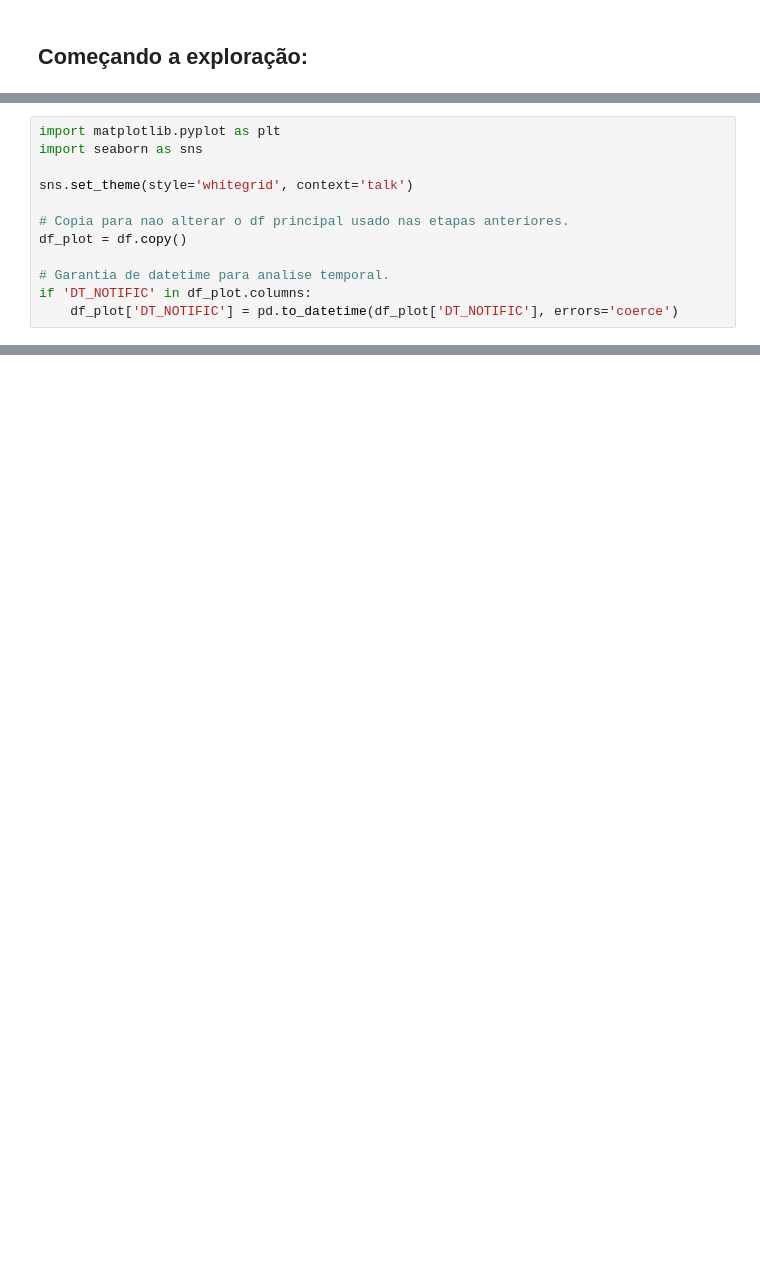
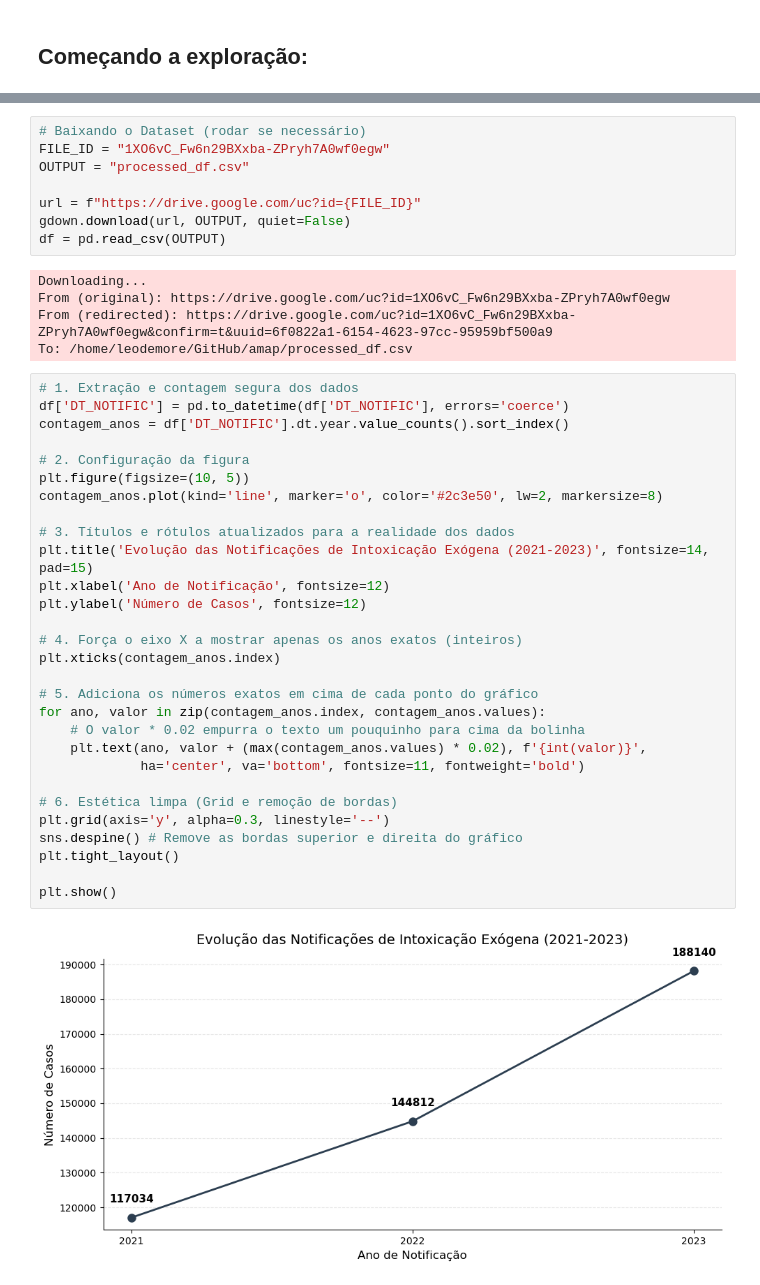
Before and after one commit to DemoreDev/amap, a Jupyter notebook: iexo.ipynb, the cells around one changed output, grey strips where cells are left out. Saved outputs shown, nothing was run; the diff lists cells and outputs as text; blank space fills up the shorter version.

```diff
--- a/iexo.ipynb
+++ b/iexo.ipynb
@@ -803,12 +53,0 @@ Os graficos temporais agora usam uma faixa de anos plausivel para evitar travame
-# %%
-import matplotlib.pyplot as plt
-import seaborn as sns
-
-sns.set_theme(style='whitegrid', context='talk')
-
-# Copia para nao alterar o df principal usado nas etapas anteriores.
-df_plot = df.copy()
-
-# Garantia de datetime para analise temporal.
-if 'DT_NOTIFIC' in df_plot.columns:
-    df_plot['DT_NOTIFIC'] = pd.to_datetime(df_plot['DT_NOTIFIC'], errors='coerce')
@@ -988,0 +383,44 @@ plt.show()
+# %%
+# Baixando o Dataset (rodar se necessário)
+FILE_ID = "1XO6vC_Fw6n29BXxba-ZPryh7A0wf0egw"
+OUTPUT = "processed_df.csv"
+
+url = f"https://drive.google.com/uc?id={FILE_ID}"
+gdown.download(url, OUTPUT, quiet=False)
+df = pd.read_csv(OUTPUT)
+# %% [output]
+Downloading...
+From (original): https://drive.google.com/uc?id=1XO6vC_Fw6n29BXxba-ZPryh7A0wf0egw
+From (redirected): https://drive.google.com/uc?id=1XO6vC_Fw6n29BXxba-ZPryh7A0wf0egw&confirm=t&uuid=6f0822a1-6154-4623-97cc-95959bf500a9
+To: /home/leodemore/GitHub/amap/processed_df.csv
+# %%
+# 1. Extração e contagem segura dos dados
+df['DT_NOTIFIC'] = pd.to_datetime(df['DT_NOTIFIC'], errors='coerce')
+contagem_anos = df['DT_NOTIFIC'].dt.year.value_counts().sort_index()
+
+# 2. Configuração da figura
+plt.figure(figsize=(10, 5))
+contagem_anos.plot(kind='line', marker='o', color='#2c3e50', lw=2, markersize=8)
+
+# 3. Títulos e rótulos atualizados para a realidade dos dados
+plt.title('Evolução das Notificações de Intoxicação Exógena (2021-2023)', fontsize=14, pad=15)
+plt.xlabel('Ano de Notificação', fontsize=12)
+plt.ylabel('Número de Casos', fontsize=12)
+
+# 4. Força o eixo X a mostrar apenas os anos exatos (inteiros)
+plt.xticks(contagem_anos.index)
+
+# 5. Adiciona os números exatos em cima de cada ponto do gráfico
+for ano, valor in zip(contagem_anos.index, contagem_anos.values):
+    # O valor * 0.02 empurra o texto um pouquinho para cima da bolinha
+    plt.text(ano, valor + (max(contagem_anos.values) * 0.02), f'{int(valor)}',
+             ha='center', va='bottom', fontsize=11, fontweight='bold')
+
+# 6. Estética limpa (Grid e remoção de bordas)
+plt.grid(axis='y', alpha=0.3, linestyle='--')
+sns.despine() # Remove as bordas superior e direita do gráfico
+plt.tight_layout()
+
+plt.show()
+# %% [output]
+[figure, added]
```
Also changed, not shown: parts of 52 cells of this notebook, 2 other files.
